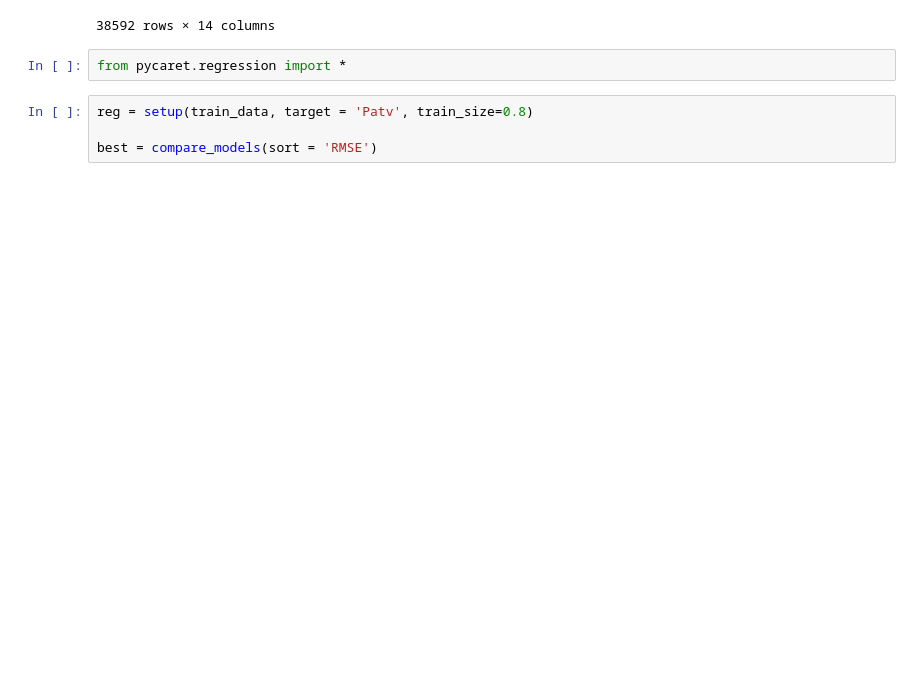
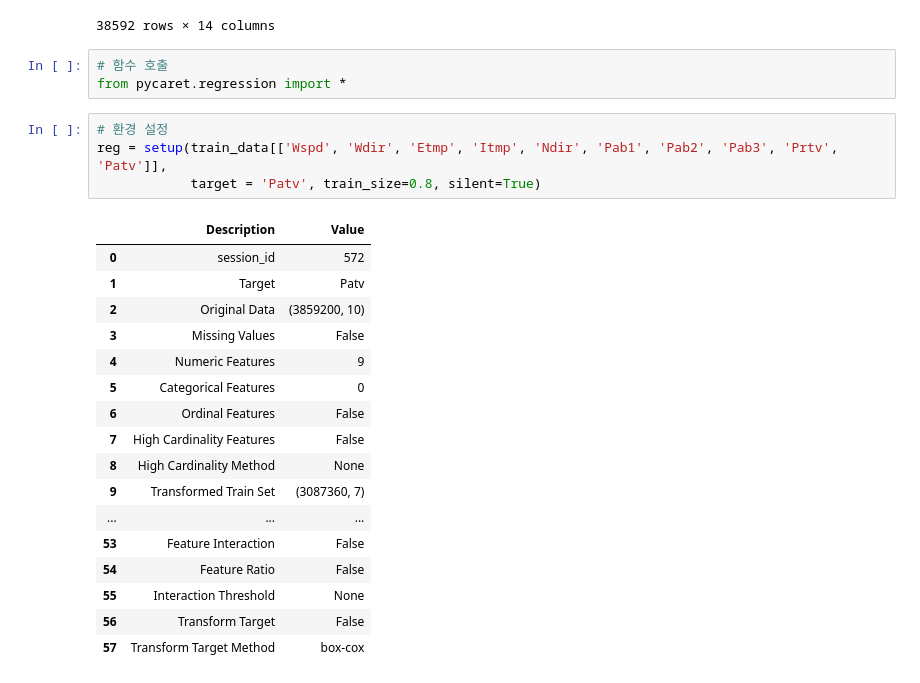
Before and after one commit to Park-taenam/Inha_AI_2022, a Jupyter notebook: Inha_AI_modeling.ipynb, the cells around one changed output. Drawn from its saved outputs; the diff is of its cells as text; blank space fills up the shorter version.

```diff
--- a/Inha_AI_modeling.ipynb
+++ b/Inha_AI_modeling.ipynb
@@ -104,8 +95,27 @@ sample_submission_c
 | 38591 | 38591 | 134 | 202 | 23:50 | 0.587800 | -2.885796e-25 | 0.025259 | 0.034595 | 82.906668 | 5.009643e-11 | 4.963777e-11 | ... |
 38592 rows × 14 columns
 # %%
+# 함수 호출
 from pycaret.regression import *
-# %%
-reg = setup(train_data, target = 'Patv', train_size=0.8)
-
-best = compare_models(sort = 'RMSE')
+# %%
+# 환경 설정
+reg = setup(train_data[['Wspd', 'Wdir', 'Etmp', 'Itmp', 'Ndir', 'Pab1', 'Pab2', 'Pab3', 'Prtv', 'Patv']],
+            target = 'Patv', train_size=0.8, silent=True)
+# %% [output]
+|  | Description | Value |
+| 0 | session_id | 572 |
+| 1 | Target | Patv |
+| 2 | Original Data | (3859200, 10) |
+| 3 | Missing Values | False |
+| 4 | Numeric Features | 9 |
+| 5 | Categorical Features | 0 |
+| 6 | Ordinal Features | False |
+| 7 | High Cardinality Features | False |
+| 8 | High Cardinality Method | None |
+| 9 | Transformed Train Set | (3087360, 7) |
+| ... | ... | ... |
+| 53 | Feature Interaction | False |
+| 54 | Feature Ratio | False |
+| 55 | Interaction Threshold | None |
+| 56 | Transform Target | False |
+| 57 | Transform Target Method | box-cox |
```
Also changed, not shown: parts of 7 cells of this notebook, 1 other file.
